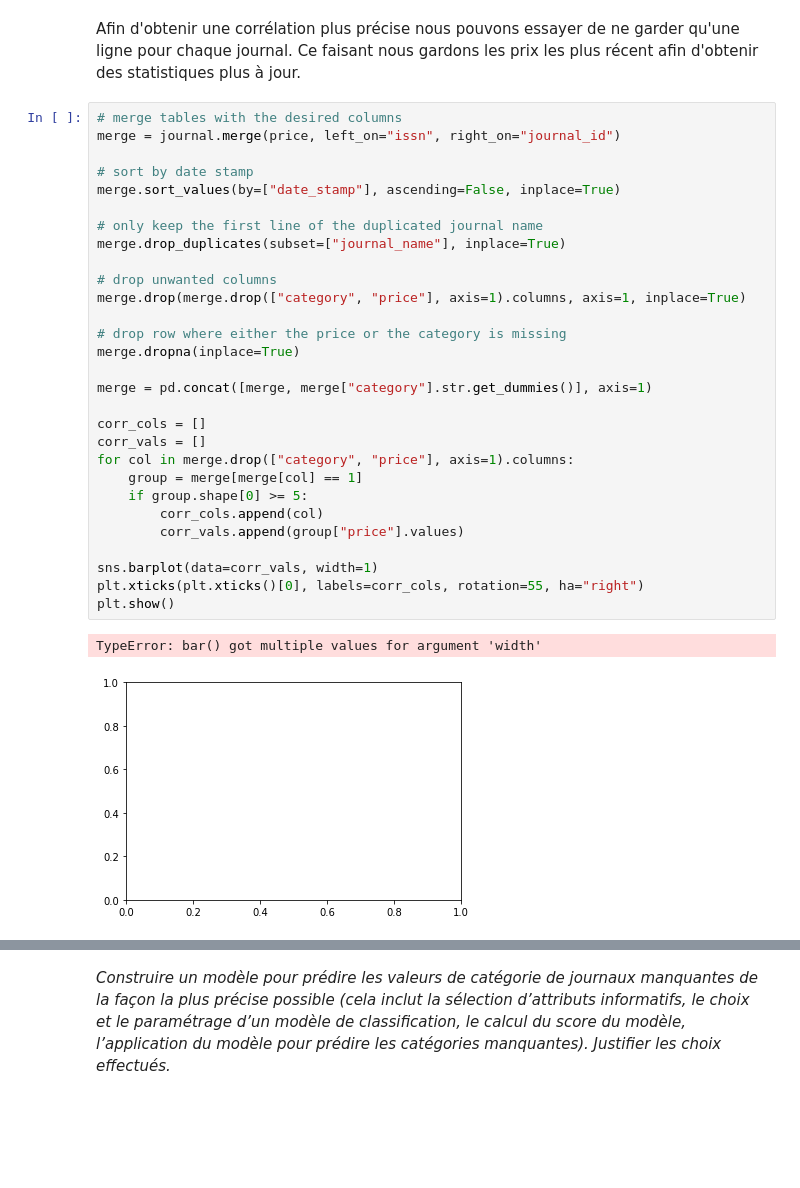
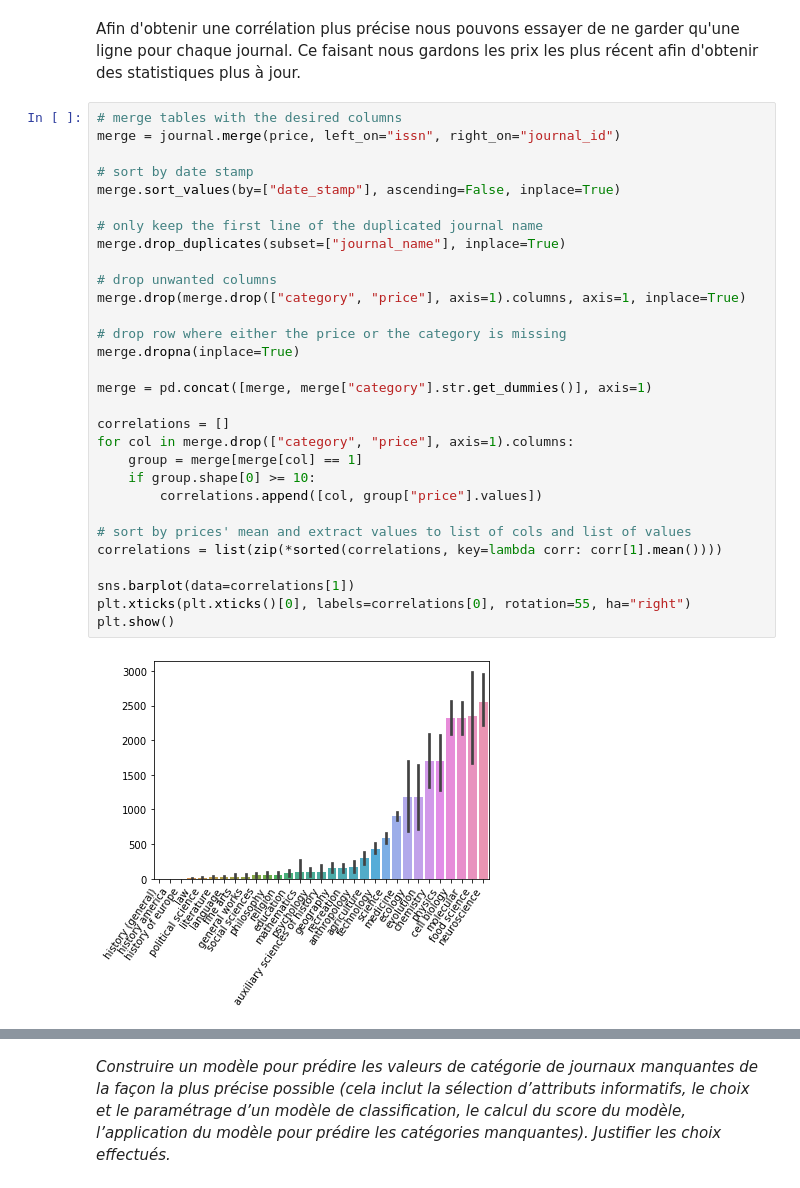
Before and after one commit to Neilero/IFT870-FlourishOA, a Jupyter notebook: examenintra.ipynb, the cells around one changed output, grey strips where cells are left out. Cells and saved outputs as stored; diff of their text form; blank space fills up the shorter version.

```diff
--- a/examenintra.ipynb
+++ b/examenintra.ipynb
@@ -429,32 +429,32 @@ faisant nous gardons les prix les plus récent afin d'obtenir des statistiques p
 # %%
 # merge tables with the desired columns
 merge = journal.merge(price, left_on="issn", right_on="journal_id")
 
 # sort by date stamp
 merge.sort_values(by=["date_stamp"], ascending=False, inplace=True)
 
 # only keep the first line of the duplicated journal name
 merge.drop_duplicates(subset=["journal_name"], inplace=True)
 
 # drop unwanted columns
 merge.drop(merge.drop(["category", "price"], axis=1).columns, axis=1, inplace=True)
 
 # drop row where either the price or the category is missing
 merge.dropna(inplace=True)
 
 merge = pd.concat([merge, merge["category"].str.get_dummies()], axis=1)
 
-corr_cols = []
-corr_vals = []
+correlations = []
 for col in merge.drop(["category", "price"], axis=1).columns:
     group = merge[merge[col] == 1]
-    if group.shape[0] >= 5:
-        corr_cols.append(col)
-        corr_vals.append(group["price"].values)
+    if group.shape[0] >= 10:
+        correlations.append([col, group["price"].values])
 
-sns.barplot(data=corr_vals, width=1)
-plt.xticks(plt.xticks()[0], labels=corr_cols, rotation=55, ha="right")
+# sort by prices' mean and extract values to list of cols and list of values
+correlations = list(zip(*sorted(correlations, key=lambda corr: corr[1].mean())))
+
+sns.barplot(data=correlations[1])
+plt.xticks(plt.xticks()[0], labels=correlations[0], rotation=55, ha="right")
 plt.show()
 # %% [output]
-TypeError: bar() got multiple values for argument 'width'
-[figure, old version]
+[figure, new version]
```
Also changed, not shown: parts of 1 cell of this notebook, 1 other file.
